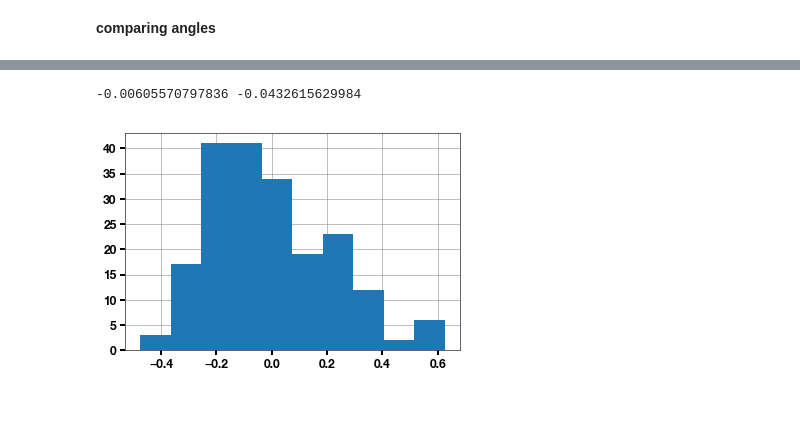
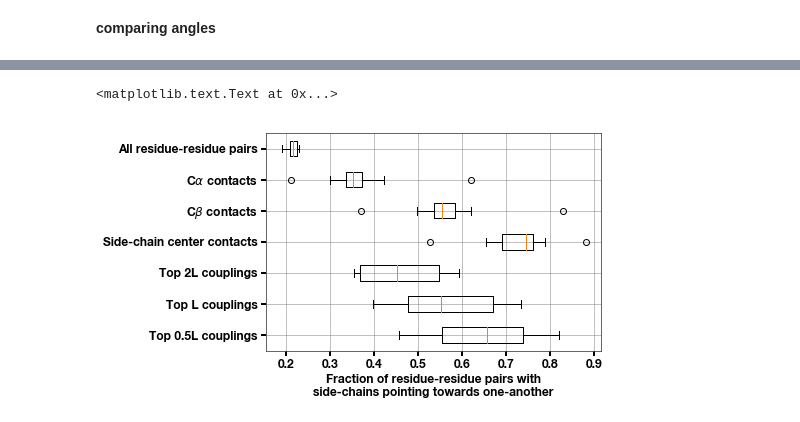
Before and after one commit to adamhockenberry/side-chain-couplings, a Jupyter notebook: Code/couplings_vs_contacts.ipynb, the cells around one changed output, grey strips where cells are left out. Cells and saved outputs as stored; diff of their text form; code cells hidden in the pictures.

```diff
--- a/Code/couplings_vs_contacts.ipynb
+++ b/Code/couplings_vs_contacts.ipynb
@@ -155,9 +144,9 @@ hmmer_results_dict['rp75'].head()
 | 4 | 1dd9 | 11801 | DONE | I2RF52_ECOLX | DNA primase | 6.500000e-203 | show |
 | 5 | 2pth | 12659 | DONE | A0A017IF69_ECOLX | Peptidyl-tRNA hydrolase | 1.300000e-127 | show |
 # %%
-contact_number_modifier = 1
+contact_number_modifier = 0.5
 chain_cutoff = 12
-metrics = ['CA', 'CB', 'SCcenter'] ###Order here is important, CA has to come first
+metrics = ['CA', 'CB', 'SCcenter'] ###Order here is important, CA has to come first to get distance thresholds for others
 df_contacts_dict = {}
 for metric in metrics:
     df_contacts_dict[metric] = {}
@@ -188,7 +177,7 @@ for couplings_file in glob.glob('../../Structural_analysis/ecoli_all_pdbs/coupli
     cutoff=0
     for metric in metrics:
         df_couplings = pd.read_csv(couplings_file, sep=' ', header=None)
-        contact_file_loc = '../../Structural_analysis/ecoli_all_pdbs/contact_matrices/{}_{}_contacts.csv'.format(prot_name, metric)
+        contact_file_loc = '../Data/Contact_matrices/{}_{}_contacts.csv'.format(prot_name, metric)
         try:
             df_contacts = pd.read_csv(contact_file_loc, index_col=0)
         except FileNotFoundError:
@@ -757,8 +569,11 @@ none 2.15579 1.59559
-# %%
-plt.figure()
-plt.hist(rats)
-
-print(np.mean(rats), np.median(rats))
-# %% [output]
--0.00605570797836 -0.0432615629984
-[figure, removed]
+# %%
+fig, ax = plt.subplots()
+labels = ['Top 0.5L couplings', 'Top L couplings', 'Top 2L couplings', 'Side-chain center contacts',\
+          r'C$\beta$ contacts', r'C$\alpha$ contacts', 'All residue-residue pairs']
+ax.boxplot([results_dict['All'], results_dict['CA'], results_dict['CB'], results_dict['SCcenter'],\
+           results_dict['Couplings_2'], results_dict['Couplings_1'], results_dict['Couplings_0.5']][::-1],\
+           labels = labels, vert=False);
+ax.set_xlabel('Fraction of residue-residue pairs with\nside-chains pointing towards one-another')
+# %% [output]
+<matplotlib.text.Text at 0x...>
+[figure, added]
```
Also changed, not shown: parts of 13 cells of this notebook, 3 other files.
